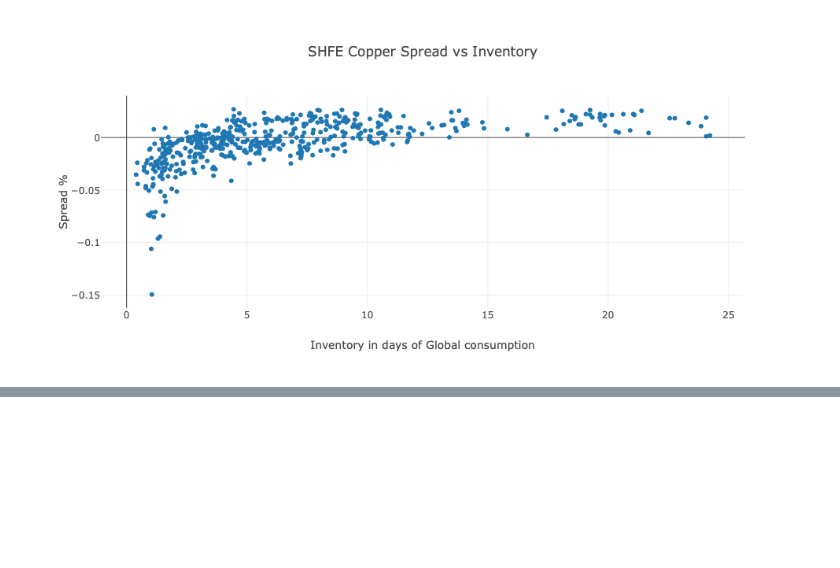
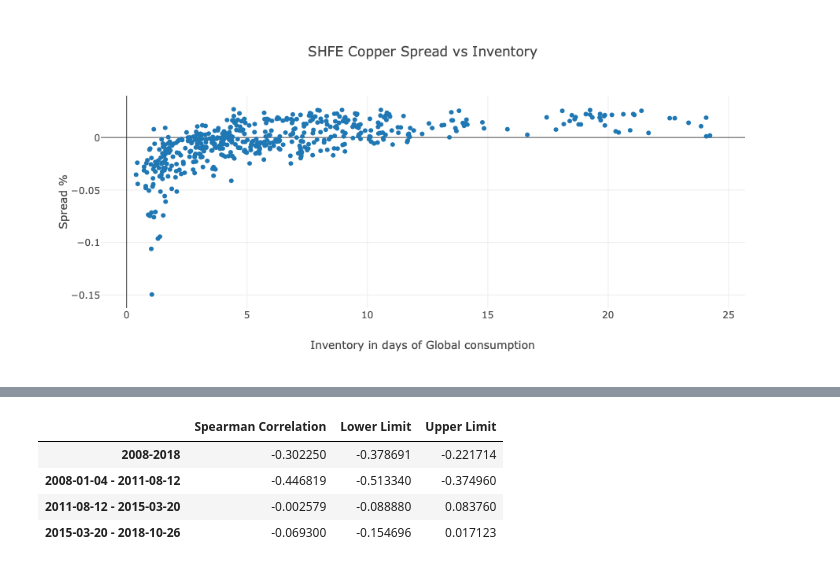
Before and after one commit to dperep01/bbk, a Jupyter notebook: Project.ipynb, the cells around one changed output, grey strips where cells are left out. Saved outputs shown, nothing was run; the diff lists cells and outputs as text; code cells hidden in the pictures; blank space fills up the shorter version.

```diff
--- a/Project.ipynb
+++ b/Project.ipynb
@@ -21,0 +87,29 @@ iplot(go.Figure(data=[go.Scatter(x=sp_vs_inv['SHFE On Warrant']/sp_vs_inv.cons,
+# %%
+ints = pd.date_range(vol_vs_inv.index.min(), vol_vs_inv.index.max(), periods=4)
+vl = vol_vs_inv.SCFc07
+
+r = vl.corr(vol_vs_inv['SHFE On Warrant in Days'], method='spearman')
+int_0 = utl.rCI(r, len(vol_vs_inv), method='spearman')
+
+r = vl[ints[0]:ints[1]].corr(vol_vs_inv['SHFE On Warrant in Days'], method='spearman')
+int_1 = utl.rCI(r, len(vol_vs_inv), method='spearman')
+
+r = vl[ints[1]:ints[2]].corr(vol_vs_inv['SHFE On Warrant in Days'], method='spearman')
+int_2 = utl.rCI(r, len(vol_vs_inv), method='spearman')
+
+r = vl[ints[2]:ints[3]].corr(vol_vs_inv['SHFE On Warrant in Days'], method='spearman')
+int_3 = utl.rCI(r, len(vol_vs_inv), method='spearman')
+
+table = pd.DataFrame(data = [int_0, int_1, int_2, int_3],
+                     columns=['Spearman Correlation', 'Lower Limit', 'Upper Limit'], index=['2008-2018',
+                                                                         '%s - %s'%(ints[0].date(),ints[1].date()),
+                                                                         '%s - %s'%(ints[1].date(),ints[2].date()),
+                                                                         '%s - %s'%(ints[2].date(),ints[3].date()),
+                                                                        ])
+table
+# %% [output]
+|  | Spearman Correlation | Lower Limit | Upper Limit |
+| 2008-2018 | -0.302250 | -0.378691 | -0.221714 |
+| 2008-01-04 - 2011-08-12 | -0.446819 | -0.513340 | -0.374960 |
+| 2011-08-12 - 2015-03-20 | -0.002579 | -0.088880 | 0.083760 |
+| 2015-03-20 - 2018-10-26 | -0.069300 | -0.154696 | 0.017123 |
```
Also changed, not shown: parts of 3 cells of this notebook, 7 other files.
